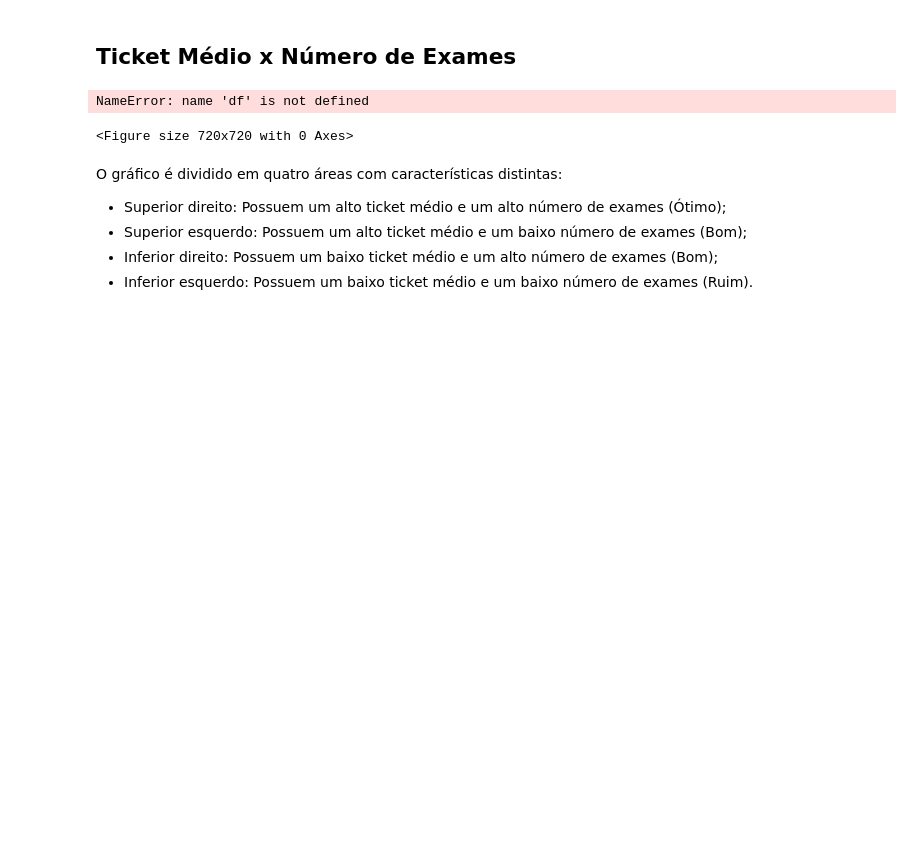
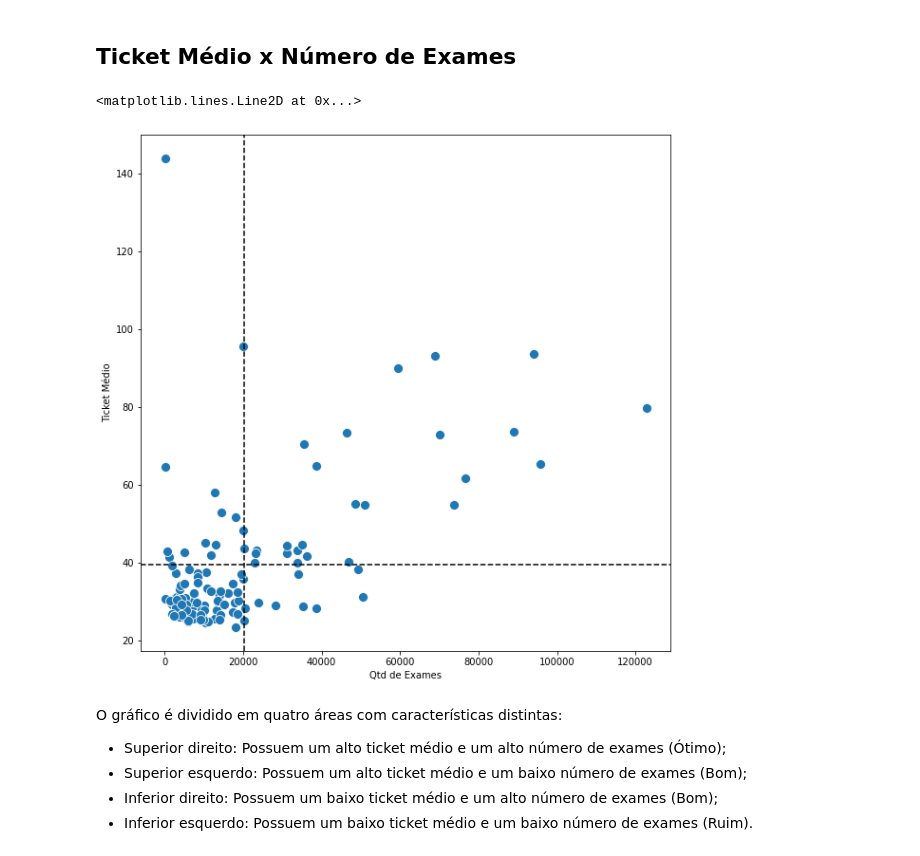
Before and after one commit to leotanaka4/desafio-elogroup, a Jupyter notebook: ans.ipynb, the cells around one changed output. Cells and saved outputs as stored; diff of their text form; code cells hidden in the pictures; blank space fills up the shorter version.

```diff
--- a/ans.ipynb
+++ b/ans.ipynb
@@ -355,15 +355,15 @@ ValueError: Could not interpret value `Número de Exames` for parameter `size`
 # %% [markdown]
 ## Ticket Médio x Número de Exames
 # %%
-media_numero_exames = df_labs["Número de Exames"].mean()
+media_numero_exames = df_labs["Qtd de Exames"].mean()
 media_ticket_medio = df_labs["Ticket Médio"].mean()
 plt.figure(figsize=(10, 10))
-sns.scatterplot(data=df, x="Número de Exames", y="Ticket Médio", s=100)
+sns.scatterplot(data=df_labs, x="Qtd de Exames", y="Ticket Médio", s=100)
 plt.axhline(media_ticket_medio, 0, 1, color="black", **{"ls": "--"})
 plt.axvline(media_numero_exames, 0, 1, color="black", **{"ls": "--"})
 # %% [output]
-NameError: name 'df' is not defined
+<matplotlib.lines.Line2D at 0x...>
-<Figure size 720x720 with 0 Axes>
+[figure, added]
 # %% [markdown]
 O gráfico é dividido em quatro áreas com características distintas:
 * Superior direito: Possuem um alto ticket médio e um alto número de exames (Ótimo);
```
Also changed, not shown: parts of 2 cells of this notebook.
